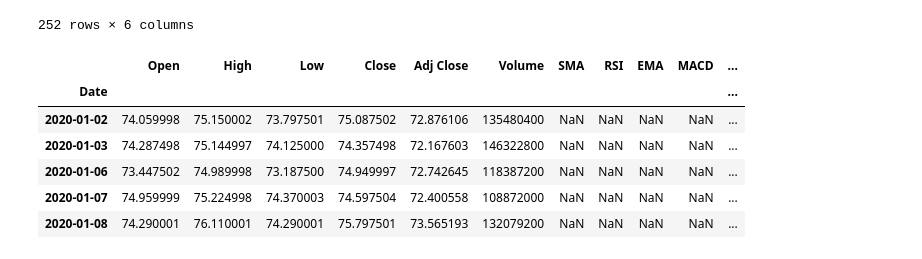
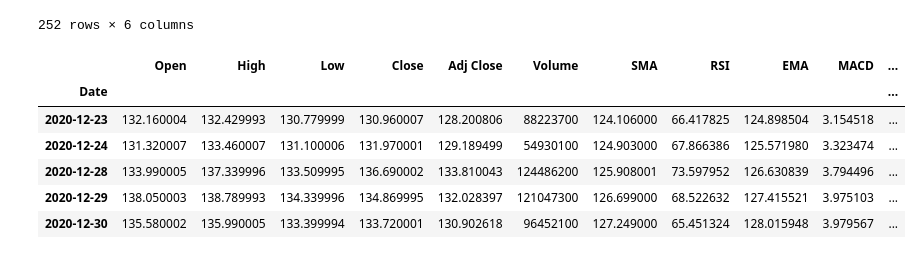
Before and after one commit to ElbetelTaye/Financial-News-and-Stock-Price-analysis, a Jupyter notebook: notebooks/Task2.ipynb, the cells around one changed output. Cells and saved outputs as stored; diff of their text form; code cells hidden in the pictures.

```diff
--- a/notebooks/Task2.ipynb
+++ b/notebooks/Task2.ipynb
@@ -110,15 +110,15 @@ stock_data
 # %%
 # Calculate technical indicators
 stock_data_indicators = analyzer.calculate_technical_indicators(stock_data)
-stock_data_indicators.head()
+stock_data_indicators.tail()
 # %% [output]
 |  | Open | High | Low | Close | Adj Close | Volume | SMA | RSI | EMA | MACD | ... |
 | Date |  |  |  |  |  |  |  |  |  |  | ... |
-| 2020-01-02 | 74.059998 | 75.150002 | 73.797501 | 75.087502 | 72.876106 | 135480400 | NaN | NaN | NaN | NaN | ... |
-| 2020-01-03 | 74.287498 | 75.144997 | 74.125000 | 74.357498 | 72.167603 | 146322800 | NaN | NaN | NaN | NaN | ... |
-| 2020-01-06 | 73.447502 | 74.989998 | 73.187500 | 74.949997 | 72.742645 | 118387200 | NaN | NaN | NaN | NaN | ... |
-| 2020-01-07 | 74.959999 | 75.224998 | 74.370003 | 74.597504 | 72.400558 | 108872000 | NaN | NaN | NaN | NaN | ... |
-| 2020-01-08 | 74.290001 | 76.110001 | 74.290001 | 75.797501 | 73.565193 | 132079200 | NaN | NaN | NaN | NaN | ... |
+| 2020-12-23 | 132.160004 | 132.429993 | 130.779999 | 130.960007 | 128.200806 | 88223700 | 124.106000 | 66.417825 | 124.898504 | 3.154518 | ... |
+| 2020-12-24 | 131.320007 | 133.460007 | 131.100006 | 131.970001 | 129.189499 | 54930100 | 124.903000 | 67.866386 | 125.571980 | 3.323474 | ... |
+| 2020-12-28 | 133.990005 | 137.339996 | 133.509995 | 136.690002 | 133.810043 | 124486200 | 125.908001 | 73.597952 | 126.630839 | 3.794496 | ... |
+| 2020-12-29 | 138.050003 | 138.789993 | 134.339996 | 134.869995 | 132.028397 | 121047300 | 126.699000 | 68.522632 | 127.415521 | 3.975103 | ... |
+| 2020-12-30 | 135.580002 | 135.990005 | 133.399994 | 133.720001 | 130.902618 | 96452100 | 127.249000 | 65.451324 | 128.015948 | 3.979567 | ... |
 # %%
 # Plot stock data
 analyzer.plot_stock_data(stock_data)
```
